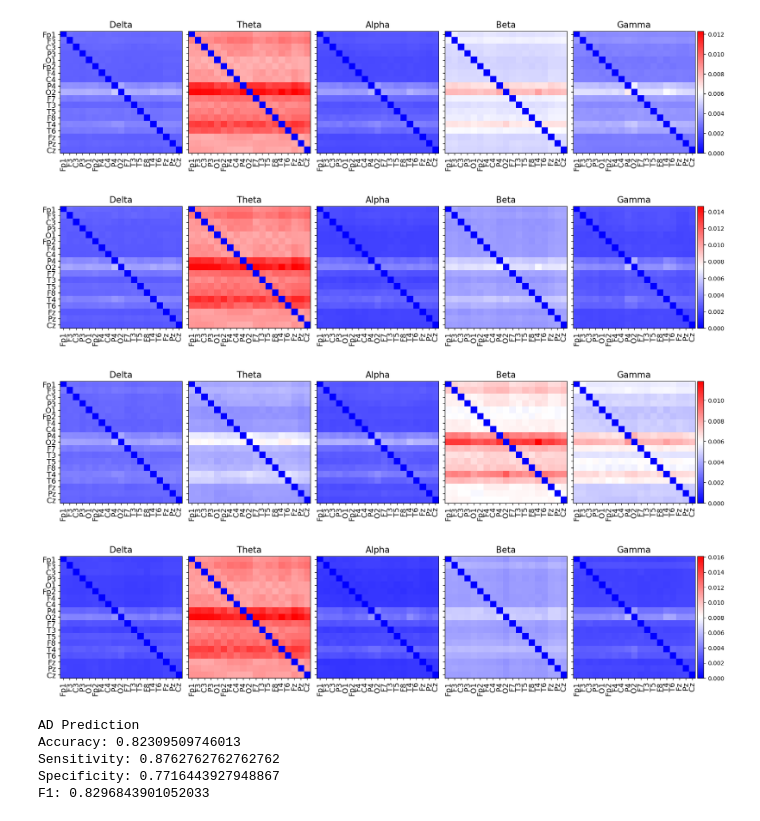
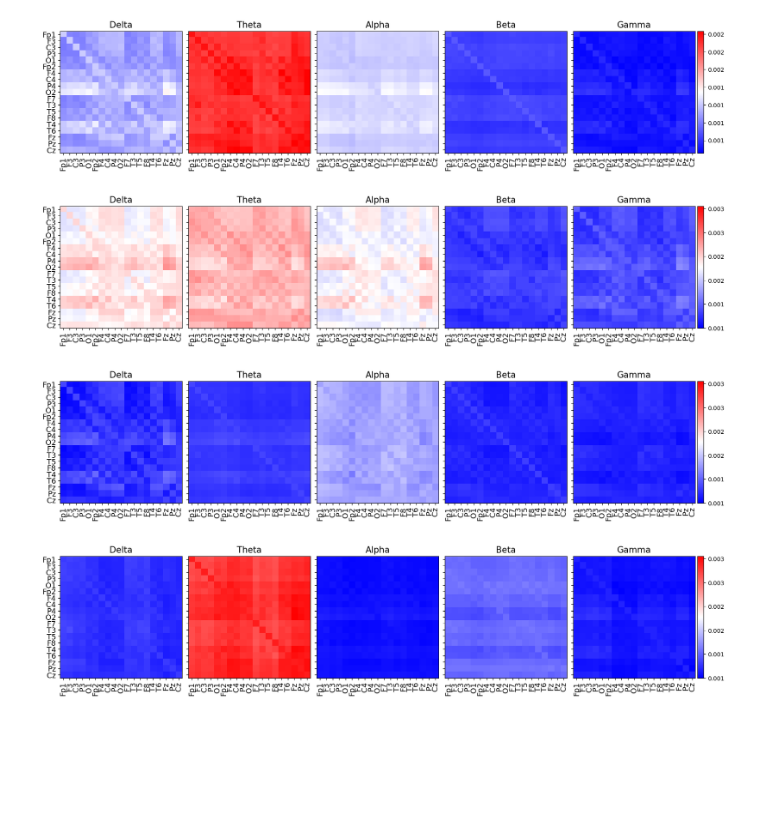
Before and after one commit to mhmdrdwn/AD_graph, a Jupyter notebook: AD_Control.ipynb, the cells around one changed output. Cells and saved outputs as stored; diff of their text form; code cells hidden in the pictures; blank space fills up the shorter version.

```diff
--- a/AD_Control.ipynb
+++ b/AD_Control.ipynb
@@ -190,11 +330,11 @@ import matplotlib.pyplot as plt
 from plot import plot_frequency_bands_graphs
 
 all_node_imp = []
-for x, model in zip(AD_test_iters, AD_saved_models):
+for x, model in zip(AD_saved_iters, AD_saved_models):
     model.eval()
     node_imp=build_maps(data_iter=x, map_kind="node", test_model=model)
     node_imp = np.array(node_imp)
-    node_imp = node_imp.reshape(int(node_imp.shape[0]/19), 19, 10, 5)
+    node_imp = node_imp.reshape(int(node_imp.shape[0]/19), 19, 9, 5)
     all_node_imp.append(node_imp)
 
 node_imp = np.vstack(all_node_imp)
@@ -220,14 +362,14 @@ plot_bands_per_regions(node_imp_avg, maxm_means2bands, name="AD_band_region")
 # %%
 """generate the feature saliency maps for the model using the test data"""
-#from utils import fill_diag
-#from plot import plot_edges
+from utils import fill_diag
+from plot import plot_edges
 
 all_edge_imp = []
-for x, model in zip(AD_test_iters, AD_saved_models):
+for x, model in zip(AD_saved_iters, AD_saved_models):
     model.eval()
     edge_imp=build_maps(data_iter=x, map_kind="edge", test_model=model)
     edge_imp = np.array(edge_imp)
-    edge_imp = edge_imp.reshape(int(edge_imp.shape[0]/(19*18)), 19, 18, 5, 3)
+    edge_imp = edge_imp.reshape(int(edge_imp.shape[0]/(19*19)), 19, 19, 5, 3)
     all_edge_imp.append(edge_imp)
 
 edge_imp = np.vstack(all_edge_imp)
@@ -235,44 +377,45 @@ edge_imp = np.vstack(all_edge_imp)
 edge_importances = np.mean(edge_imp, axis=-1)
 edge_importances = np.mean(edge_importances, axis=0)
 edge_importances = np.moveaxis(edge_importances, -1, 0)
-edge_importances = fill_diag(edge_importances)
+for edge in edge_importances:
+    np.fill_diagonal(edge, np.mean(edge))
 plot_edges(edge_importances, "AD_Overall")
 plt.show()
 # %% [output]
-[figure, old version]
+[figure, new version]
 # %%
 """generate the feature saliency maps for the model using the test data"""
 all_edge_imp = []
-for x, model in zip(AD_test_iters, AD_saved_models):
+for x, model in zip(AD_saved_iters, AD_saved_models):
     model.eval()
     edge_imp=build_maps(data_iter=x, map_kind="edge", test_model=model)
     edge_imp = np.array(edge_imp)
-    edge_imp = edge_imp.reshape(int(edge_imp.shape[0]/(19*18)), 19, 18, 5, 3)
+    edge_imp = edge_imp.reshape(int(edge_imp.shape[0]/(19*19)), 19, 19, 5, 3)
     all_edge_imp.append(edge_imp)
 
 edge_imp = np.vstack(all_edge_imp)
+edge_imp = np.mean(edge_imp, axis=0)
+for f_idx in range(edge_imp.shape[-1]):
+    for band_idx in range(edge_imp.shape[-2]):
+        np.fill_diagonal(edge_imp[:, :, band_idx, f_idx], np.mean(edge_imp[:, :, band_idx, f_idx]))
 
-edge_importances_plv = edge_imp[:, :, :, :, 0]
-edge_importances = np.mean(edge_importances_plv, axis=0)
-edge_importances = np.moveaxis(edge_importances, -1, 0)
-edge_importances = fill_diag(edge_importances)
-plot_edges(edge_importances, "AD_coh")
+min_max = (np.min(edge_imp), np.max(edge_imp))
+
+edge_importances_f = edge_imp[:, :, :, 0]
+edge_importances = np.moveaxis(edge_importances_f, -1, 0)
+plot_edges(edge_importances, "AD_coh", min_max)
 plt.show()
 
-edge_importances_plv = edge_imp[:, :, :, :, 1]
-edge_importances = np.mean(edge_importances_plv, axis=0)
-edge_importances = np.moveaxis(edge_importances, -1, 0)
-edge_importances = fill_diag(edge_importances)
-plot_edges(edge_importances, "AD_pli")
+edge_importances_f = edge_imp[:, :, :, 1]
+edge_importances = np.moveaxis(edge_importances_f, -1, 0)
+plot_edges(edge_importances, "AD_pli", min_max)
 plt.show()
 
-edge_importances_plv = edge_imp[:, :, :, :, 2]
-edge_importances = np.mean(edge_importances_plv, axis=0)
-edge_importances = np.moveaxis(edge_importances, -1, 0)
-edge_importances = fill_diag(edge_importances)
-plot_edges(edge_importances, "AD_plv")
+edge_importances_f = edge_imp[:, :, :, 2]
+edge_importances = np.moveaxis(edge_importances_f, -1, 0)
+plot_edges(edge_importances, "AD_plv", min_max)
 plt.show()
 # %% [output]
-[figure, old version]
+[figure, new version]
-[figure, old version]
+[figure, new version]
-[figure, old version]
+[figure, new version]
@@ -389,14 +421,0 @@ clear_output()
-# %%
-from evaluate import avg_accuracy
-acc, sen, spec, f1 = avg_accuracy(all_cm, all_y)
-print("AD Prediction")
-print("Accuracy:", acc)
-print("Sensitivity:", sen)
-print("Specificity:", spec)
-print("F1:", f1)
-# %% [output]
-AD Prediction
-Accuracy: 0.82309509746013
-Sensitivity: 0.8762762762762762
-Specificity: 0.7716443927948867
-F1: 0.8296843901052033
```
Also changed, not shown: parts of 29 cells of this notebook, 6 other files.
